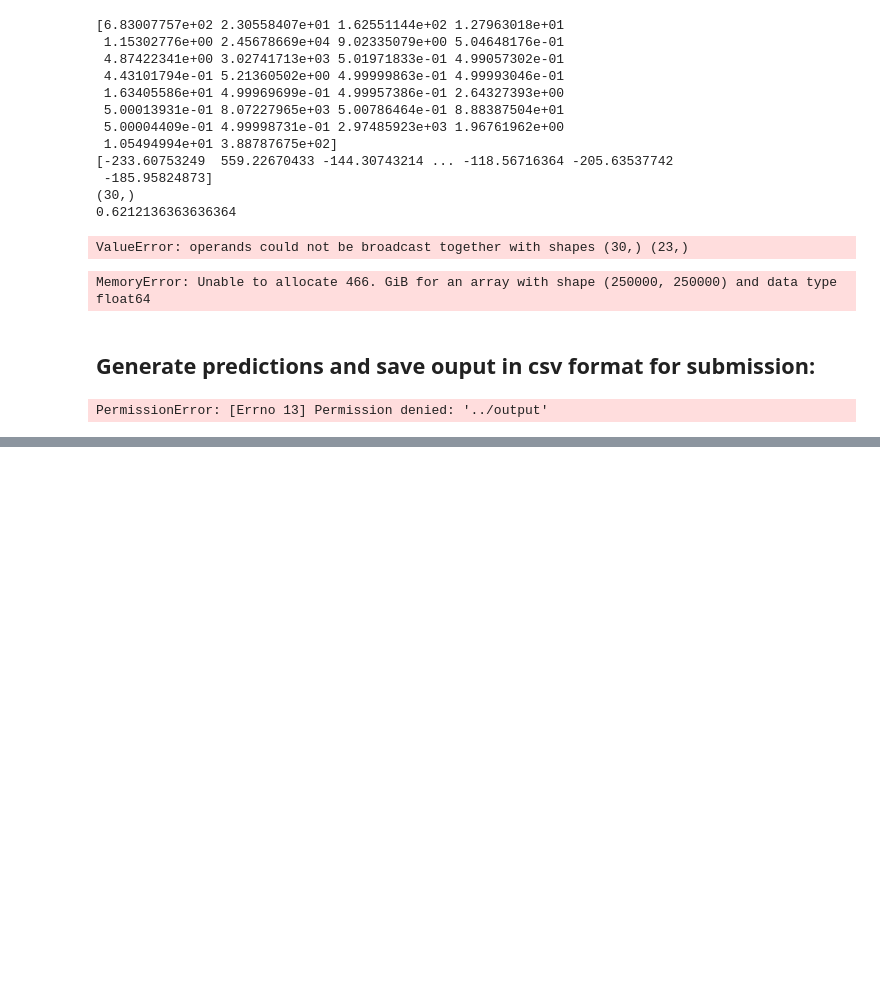
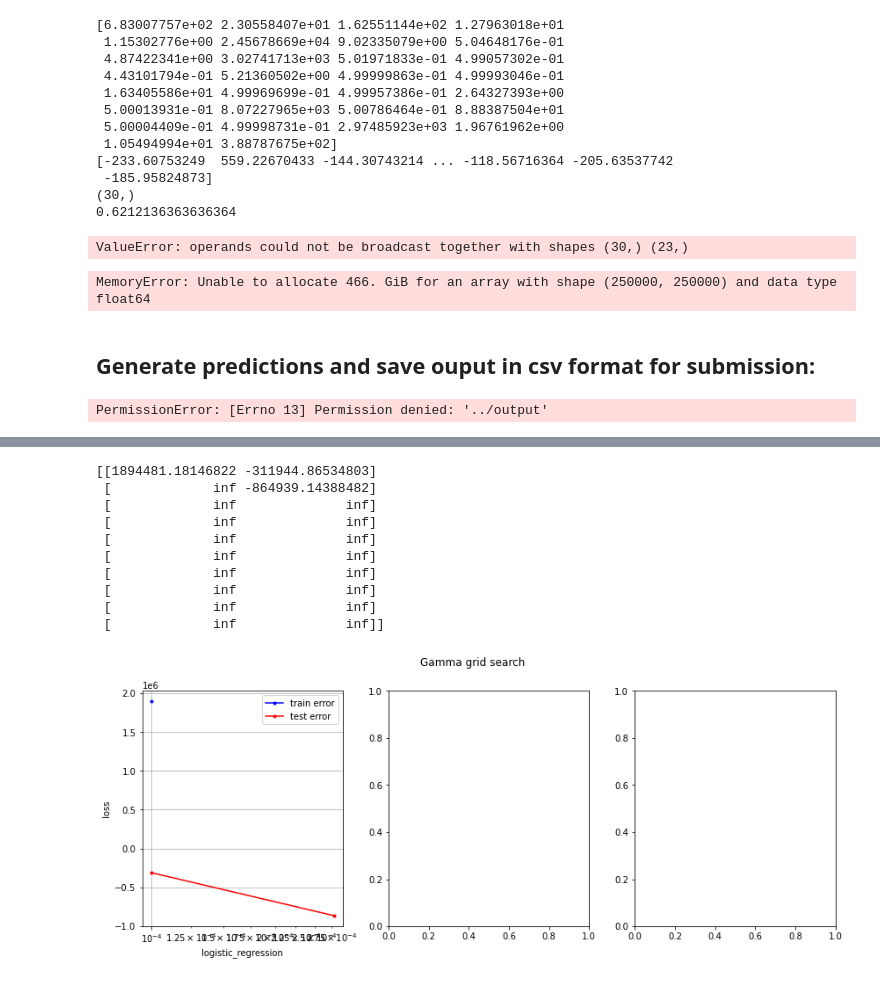
Before and after one commit to jbardet/higgs_boson, a Jupyter notebook: project1/scripts/project1.ipynb, the cells around one changed output, grey strips where cells are left out. Saved outputs shown, nothing was run; the diff lists cells and outputs as text; code cells hidden in the pictures; blank space fills up the shorter version.

Commit message:
modified loss function log reg + added parameter selection plots in notebook

```diff
--- a/project1/scripts/project1.ipynb
+++ b/project1/scripts/project1.ipynb
@@ -10,7 +13,7 @@ import matplotlib.pyplot as plt
 # %%
 from proj1_helpers import *
 DATA_TRAIN_PATH = '../data/train.csv' # TODO: download train data and supply path here
-y, tX, ids = load_csv_data(DATA_TRAIN_PATH)
+y, tx, ids = load_csv_data(DATA_TRAIN_PATH)
 # %%
 from data_analysis import *
 from visualisation import *
@@ -198,0 +176,5 @@ array([ 1., -1.,  1., ...,  1.,  1.,  1.])
+# %%
+gammas = np.logspace(-4, 0, 10)
+k_fold = 4
+
+loss_logreg, loss_ls_GD, loss_ls_SGD = gamma_grid_search(y, tx, gammas, k_fold)
@@ -198,0 +192,38 @@ array([ 1., -1.,  1., ...,  1.,  1.,  1.])
+# %%
+def plot_gamma_search(gammas, losses, folder_path):
+
+    fig, axes = plt.subplots(1, 3, figsize=(12, 5))
+
+    xlabels = ['logistic_regression', 'least_squares_GD', 'least_squares_SGD']
+
+    for ax_nb in range(1): #set back to 3
+
+        loss = np.array(losses[ax_nb])
+        axes[ax_nb].semilogx(gammas, loss[:, 0], marker=".", color='b', label='train error')
+        axes[ax_nb].semilogx(gammas, loss[:, 1], marker=".", color='r', label='test error')
+        if ax_nb==0:
+            axes[ax_nb].set_ylabel("loss")
+        axes[ax_nb].set_xlabel(xlabels[ax_nb])
+        axes[ax_nb].grid(True)
+        axes[ax_nb].legend(loc="upper right")
+
+    fig.suptitle('Gamma grid search')
+    plt.tight_layout()
+    plt.savefig((folder_path+'gammas'))
+    plt.show()
+# %%
+folder_path = '../figs/'
+
+plot_gamma_search(gammas, [loss_logreg, loss_ls_GD, loss_ls_SGD], folder_path)
+# %% [output]
+[[1894481.18146822 -311944.86534803]
+ [             inf -864939.14388482]
+ [             inf              inf]
+ [             inf              inf]
+ [             inf              inf]
+ [             inf              inf]
+ [             inf              inf]
+ [             inf              inf]
+ [             inf              inf]
+ [             inf              inf]]
+[figure, added]
```
Also changed, not shown: parts of 9 cells of this notebook, 4 other files.
